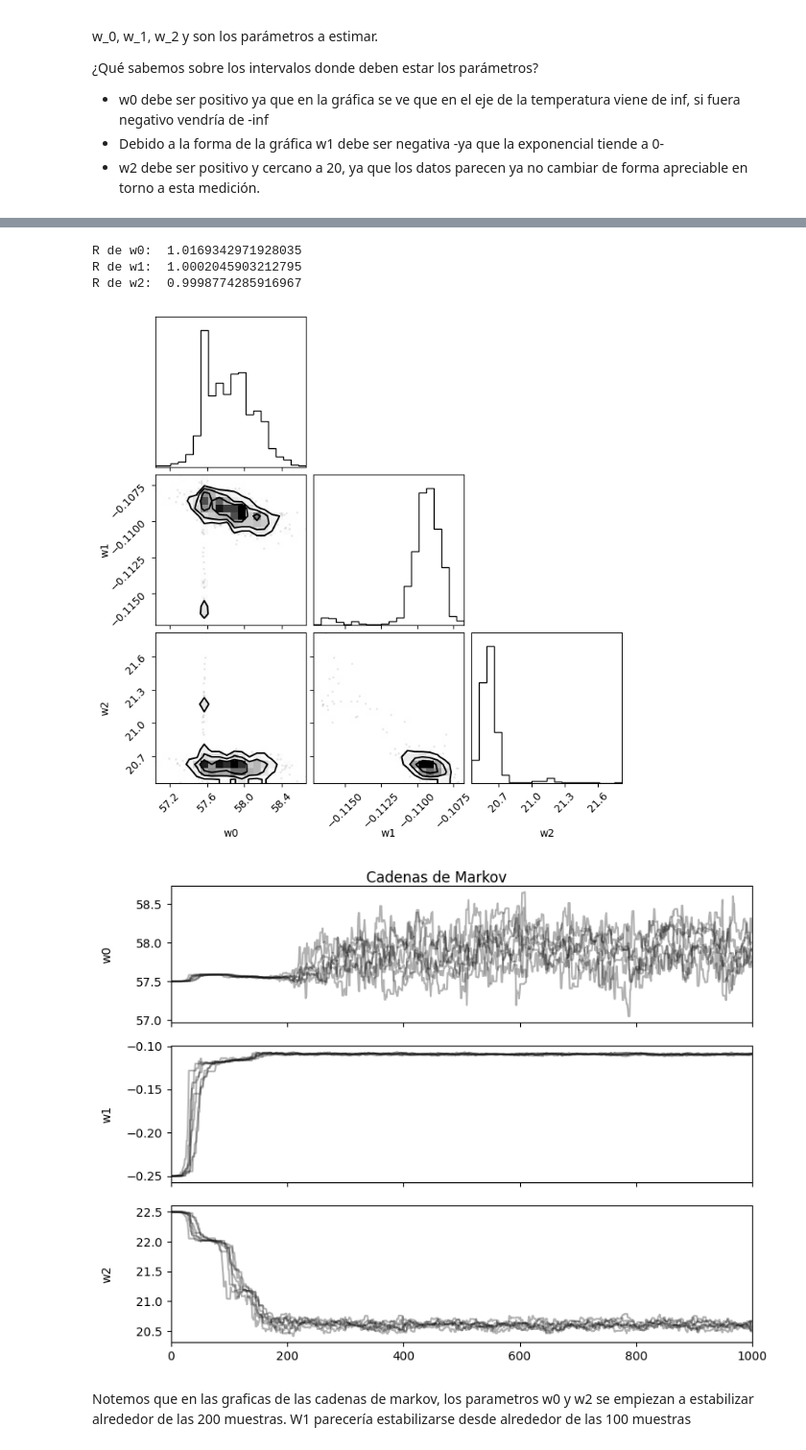
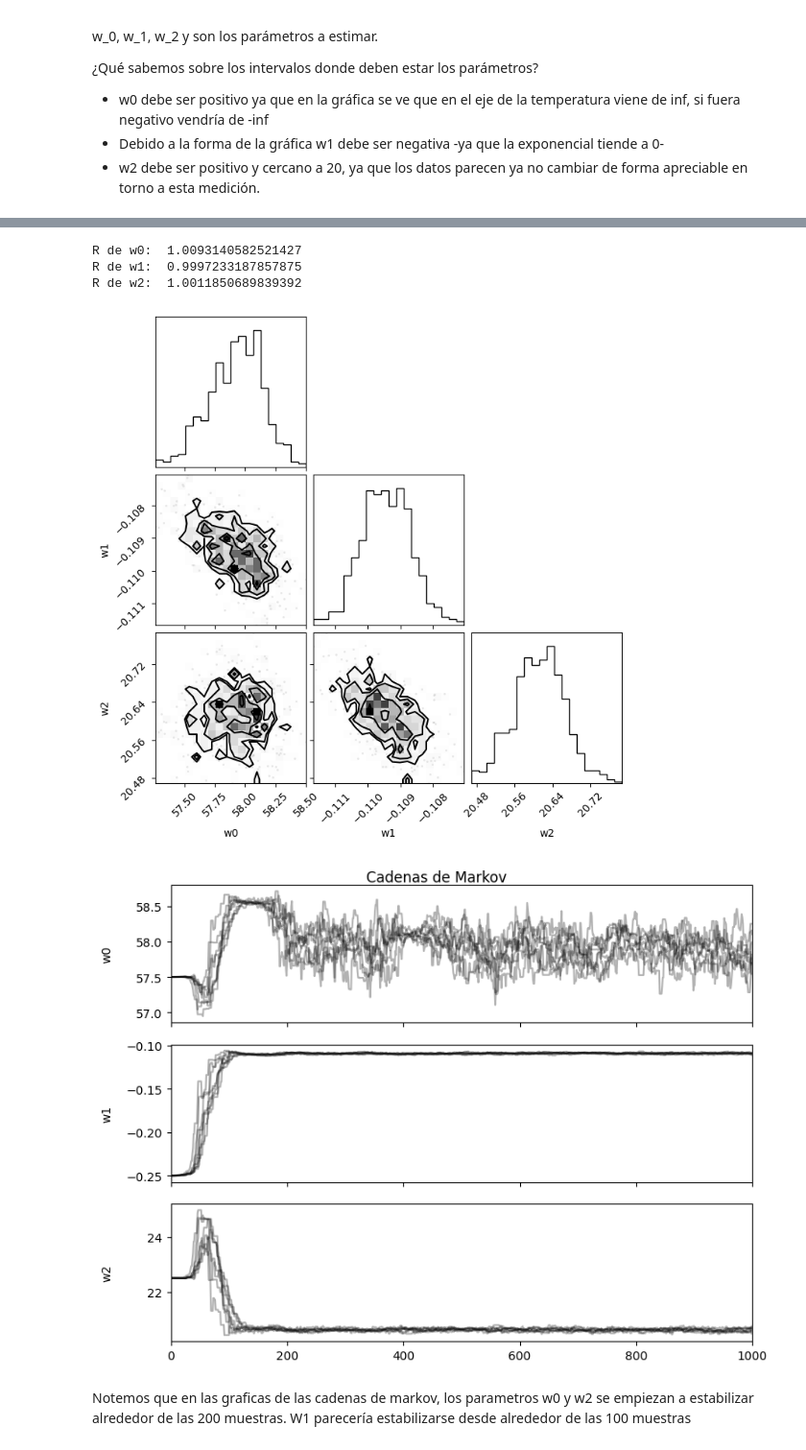
Before and after one commit to DCI-alxogm/ml2023-starmath4, a Jupyter notebook: Proyecto parcial/Proyecto_ML.ipynb, the cells around one changed output, grey strips where cells are left out. Shown at 96% size. Cells and saved outputs as stored; diff of their text form; code cells hidden in the pictures.

```diff
--- a/Proyecto parcial/Proyecto_ML.ipynb
+++ b/Proyecto parcial/Proyecto_ML.ipynb
@@ -101,7 +101,7 @@ def log_probability(parameters, x, y, yerr):
     return lp + log_likelihood(parameters, x, y, yerr)
 # %%
 # Configuración MCMC
-nchains = 7  #Numero de cadenas
+nchains = 8  #Numero de cadenas
 dims = 3       # Se van a estimar 4 parametros: w0,w1,w2 y w3
 samples = 1000  # Número de pasos por cadena
 
@@ -206,41 +206,41 @@ print("R de w1: ",R(chains,nchains,w[1],1,samples))
 print("R de w2: ",R(chains,nchains,w[2],2,samples))
 #Ya que las tres R son cercanas, entonces es probable que las cadenas ya hayan convergid
 # %% [output]
-R de w0:  1.0169342971928035
-R de w1:  1.0002045903212795
-R de w2:  0.9998774285916967
+R de w0:  1.0093140582521427
+R de w1:  0.9997233187857875
+R de w2:  1.0011850689839392
 # %%
 #Triangle Plot
 
 import corner
 
-samples = sampler.get_chain(discard=100, thin=10, flat=True)
+samples = sampler.get_chain(discard=250, thin=10, flat=True)
 #cadena descartando 100 muestras, manteniendo una de cada 10 muestras y aplanando
 param_names = ["w0","w1","w2"]
 
 fig = corner.corner(samples, labels=param_names)
 #crear triangle plot con corner, son las graficas que parecen un camino
 
 samples = sampler.get_chain()
 #nuevamente cargo la cadena, PERO sin descartar ninguna muestra
 
 # Configurar subtramas para cada parámetro
 fig, axes = plt.subplots(len(param_names), figsize=(8, 6), sharex=True)
 fig.suptitle("Cadenas de Markov")
 
 # grafuci cada cadena, aqui es donde no descarto nada
 for i in range(len(param_names)):
     ax = axes[i]
     ax.plot(samples[:, :, i], "k", alpha=0.3)
     ax.set_xlim(0, len(samples))
     ax.set_ylabel(param_names[i])
     ax.yaxis.set_label_coords(-0.1, 0.5)
 
 plt.tight_layout()
 plt.subplots_adjust(top=0.95)
 plt.show()
 # %% [output]
-[figure, old version]
+[figure, new version]
-[figure, old version]
+[figure, new version]
 # %% [markdown]
 Notemos que en las graficas de las cadenas de markov, los parametros w0 y w2 se empiezan a estabilizar alrededor de las 200 muestras. W1 parecería estabilizarse desde alrededor de las 100 muestras
```
Also changed, not shown: parts of 3 cells of this notebook.
